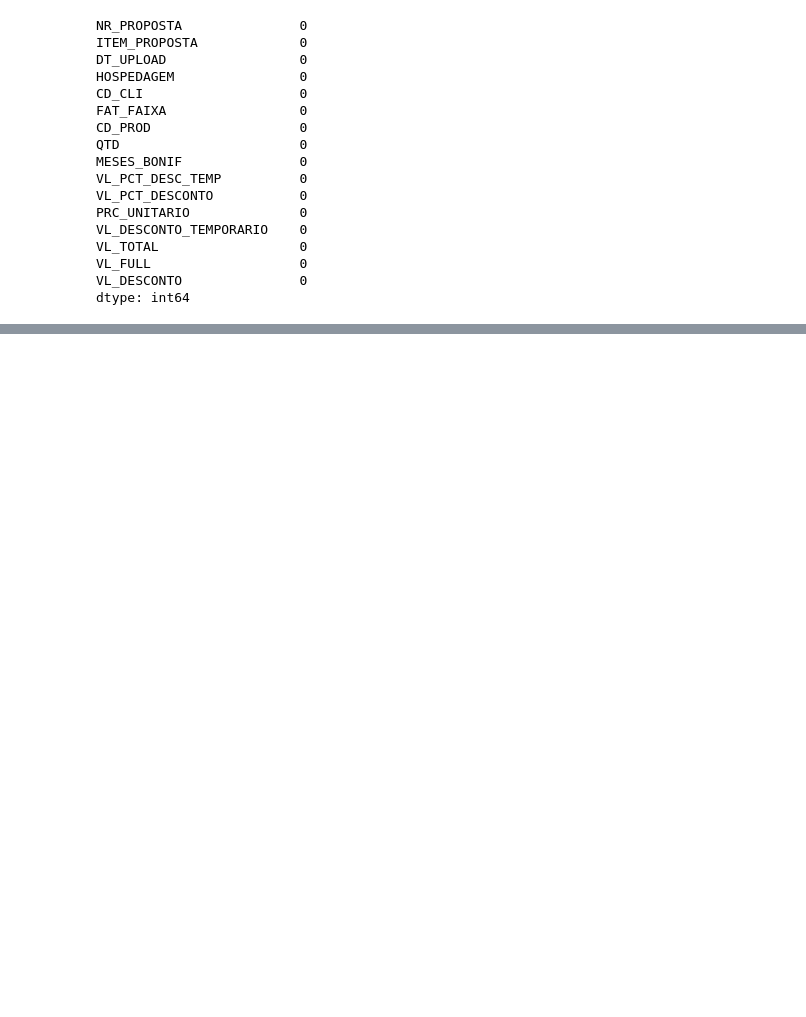
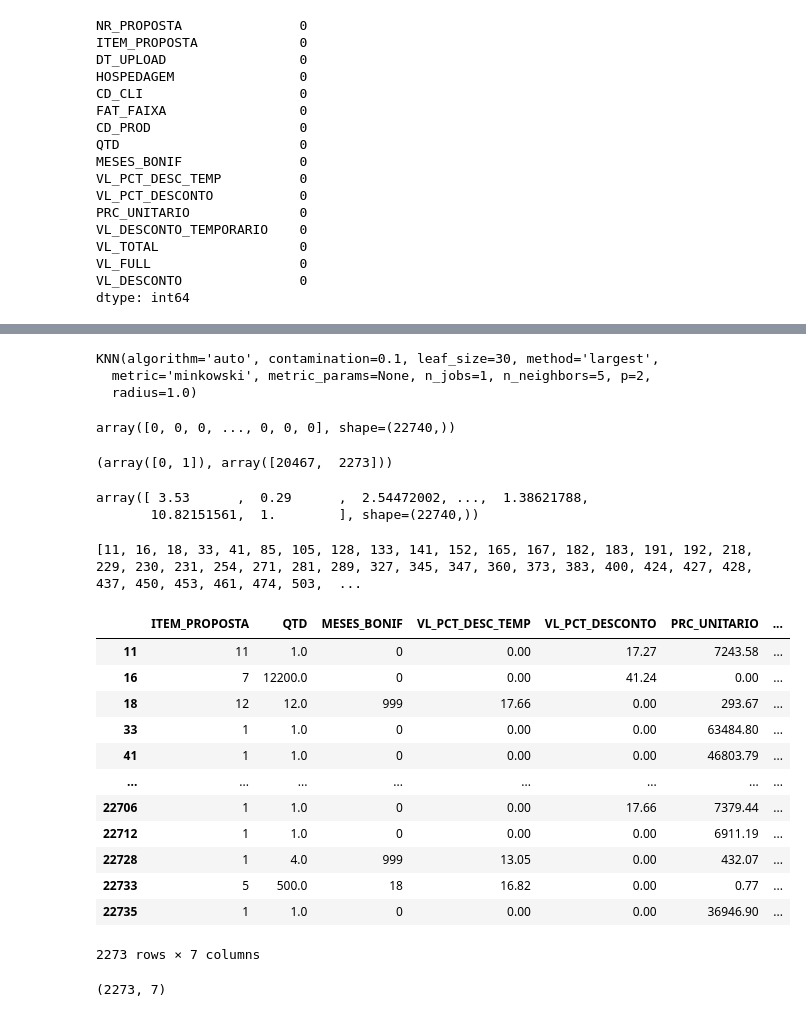
Before and after one commit to bonett1/E-Commerce-Analysis, a Jupyter notebook: totvs_notebook.ipynb, the cells around one changed output, grey strips where cells are left out. Cells and saved outputs as stored; diff of their text form; code cells hidden in the pictures; blank space fills up the shorter version.

```diff
--- a/totvs_notebook.ipynb
+++ b/totvs_notebook.ipynb
@@ -354,0 +460,30 @@ dtype: int64
+# %%
+# Instanciando o objeto KNN
+detector = KNN()
+
+# Treinando um detector de OUTLIERS
+detector.fit(df_historico[variaveis_numericas])
+# %% [output]
+KNN(algorithm='auto', contamination=0.1, leaf_size=30, method='largest',
+  metric='minkowski', metric_params=None, n_jobs=1, n_neighbors=5, p=2,
+  radius=1.0)
+# %%
+# A propiedade LABELS_ retorna um ARRAY com 0 e 1
+# 0 significa que NÃO é outlier
+# 1 significa que É outlier
+previsoes = detector.labels_
+previsoes
+# %% [output]
+array([0, 0, 0, ..., 0, 0, 0], shape=(22740,))
+# %%
+# Fazendo uma contagem para identificar os outliers
+np.unique(previsoes, return_counts = True)
+# %% [output]
+(array([0, 1]), array([20467,  2273]))
+# %%
+# Observando o calculo da distancia realizado para identificação do outlier
+confianca_previsoes = detector.decision_scores_
+confianca_previsoes
+# %% [output]
+array([ 3.53      ,  0.29      ,  2.54472002, ...,  1.38621788,
+       10.82151561,  1.        ], shape=(22740,))
@@ -354,0 +497,27 @@ dtype: int64
+# %%
+# Lista com os ID´s dos registros que foram considerados OUTLIERS
+print(outliers)
+# %% [output]
+[11, 16, 18, 33, 41, 85, 105, 128, 133, 141, 152, 165, 167, 182, 183, 191, 192, 218, 229, 230, 231, 254, 271, 281, 289, 327, 345, 347, 360, 373, 383, 400, 424, 427, 428, 437, 450, 453, 461, 474, 503,  ...
+# %%
+# Fazendo um SLICE no arquivo original filtrando todas as linhas que são outlier (lista de outlier) e todas colunas
+lista_outliers = df_historico[variaveis_numericas].iloc[outliers,:]
+lista_outliers
+# %% [output]
+|  | ITEM_PROPOSTA | QTD | MESES_BONIF | VL_PCT_DESC_TEMP | VL_PCT_DESCONTO | PRC_UNITARIO | ... |
+| 11 | 11 | 1.0 | 0 | 0.00 | 17.27 | 7243.58 | ... |
+| 16 | 7 | 12200.0 | 0 | 0.00 | 41.24 | 0.00 | ... |
+| 18 | 12 | 12.0 | 999 | 17.66 | 0.00 | 293.67 | ... |
+| 33 | 1 | 1.0 | 0 | 0.00 | 0.00 | 63484.80 | ... |
+| 41 | 1 | 1.0 | 0 | 0.00 | 0.00 | 46803.79 | ... |
+| ... | ... | ... | ... | ... | ... | ... | ... |
+| 22706 | 1 | 1.0 | 0 | 0.00 | 17.66 | 7379.44 | ... |
+| 22712 | 1 | 1.0 | 0 | 0.00 | 0.00 | 6911.19 | ... |
+| 22728 | 1 | 4.0 | 999 | 13.05 | 0.00 | 432.07 | ... |
+| 22733 | 5 | 500.0 | 18 | 16.82 | 0.00 | 0.77 | ... |
+| 22735 | 1 | 1.0 | 0 | 0.00 | 0.00 | 36946.90 | ... |
+2273 rows × 7 columns
+# %%
+lista_outliers.shape
+# %% [output]
+(2273, 7)
```
Also changed, not shown: parts of 12 cells of this notebook.
